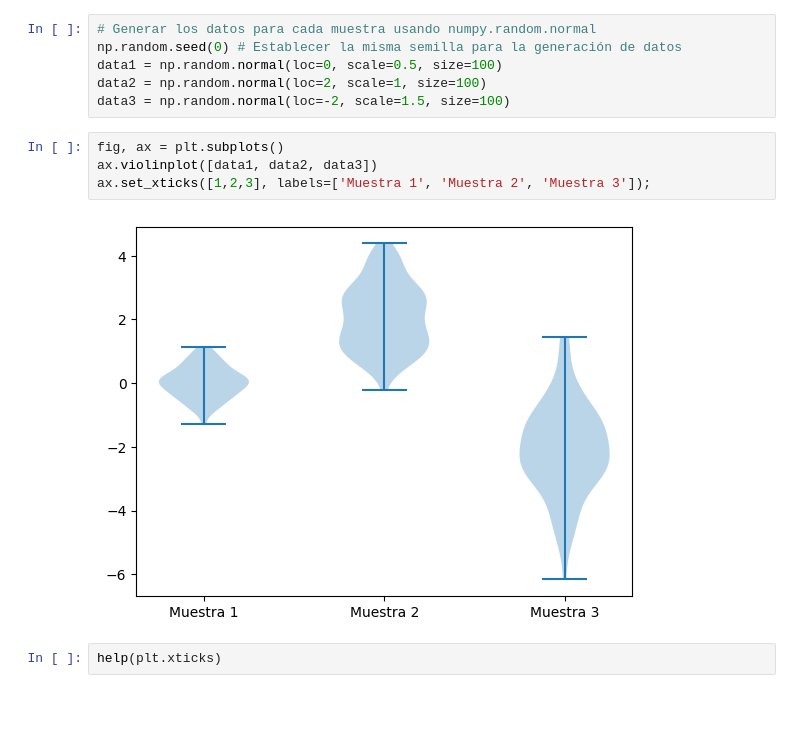
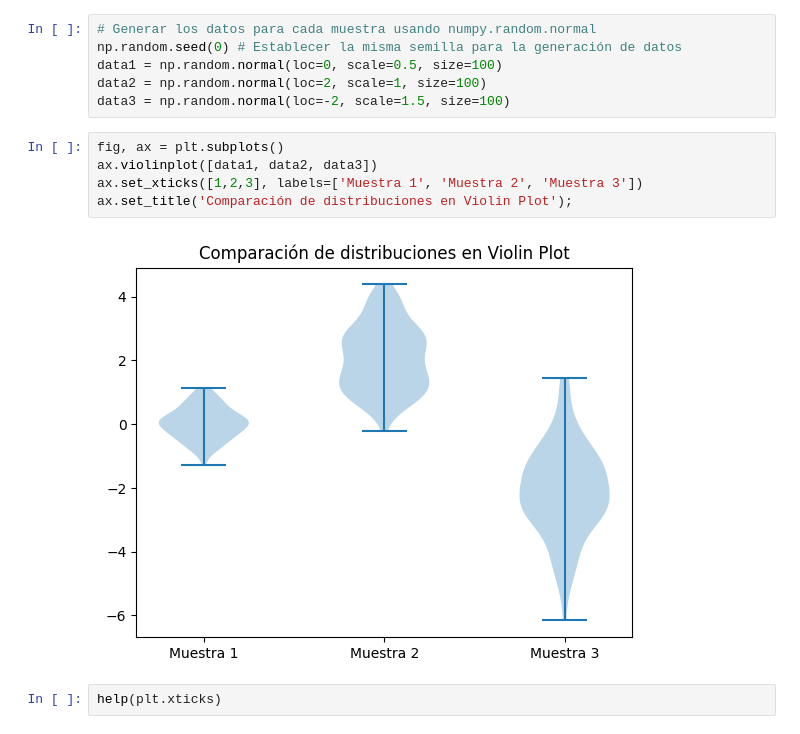
Before and after one commit to sorubadguy/Curso_data_y_machine, a Jupyter notebook: Dia_9/Cuadernos para Prácticas/Crea Gráficos desde Matplotlib.ipynb, the cells around one changed output. Drawn from its saved outputs; the diff is of its cells as text; blank space fills up the shorter version.

```diff
--- a/Dia_9/Cuadernos para Prácticas/Crea Gráficos desde Matplotlib.ipynb
+++ b/Dia_9/Cuadernos para Prácticas/Crea Gráficos desde Matplotlib.ipynb
@@ -84,9 +84,10 @@ data3 = np.random.normal(loc=-2, scale=1.5, size=100)
 # %%
 fig, ax = plt.subplots()
 ax.violinplot([data1, data2, data3])
-ax.set_xticks([1,2,3], labels=['Muestra 1', 'Muestra 2', 'Muestra 3']);
+ax.set_xticks([1,2,3], labels=['Muestra 1', 'Muestra 2', 'Muestra 3'])
+ax.set_title('Comparación de distribuciones en Violin Plot');
 # %% [output]
-[figure, old version]
+[figure, new version]
 # %%
 help(plt.xticks)
 # %% [output]
```
